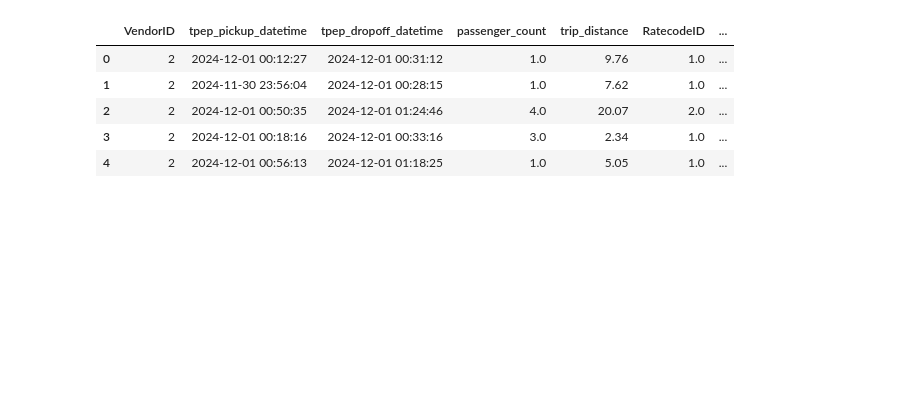
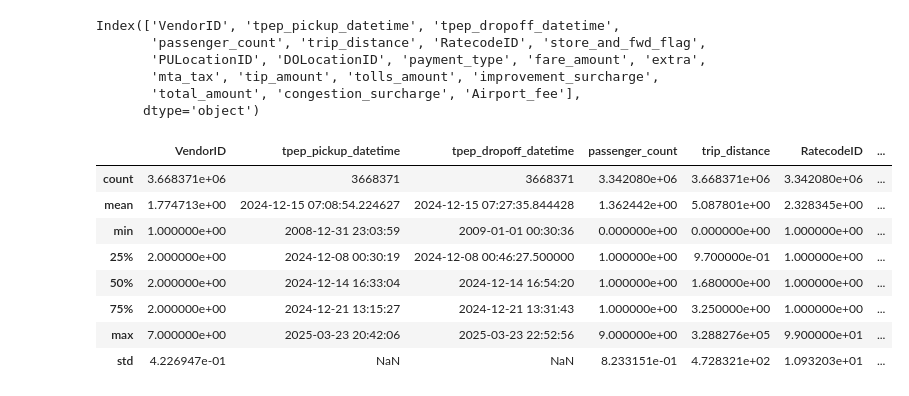
Before and after one commit to woutervdl/me44312, a Jupyter notebook: data_preparation.ipynb, the cells around one changed output. Drawn from its saved outputs; the diff is of its cells as text; code cells hidden in the pictures; blank space fills up the shorter version.

Commit message:
data prep

```diff
--- a/data_preparation.ipynb
+++ b/data_preparation.ipynb
@@ -3,4 +8,6 @@ import pandas as pd
 # %%
-data = pd.read_parquet('data/yellow_tripdata_2024-12.parquet')
-#data.to_csv('data/data.csv', index=False)
-data.to_csv()
+# Loading the data, converting it to csv and quickly inspecting it
+raw_data = pd.read_parquet('data/yellow_tripdata_2024-12.parquet')
+#raw_data.to_csv('data/raw_data.csv', index=False)
+raw_data.to_csv()
+raw_data.head()
@@ -7,9 +21,19 @@ data.to_csv()
-# %%
-data.head()
-# %% [output]
-|  | VendorID | tpep_pickup_datetime | tpep_dropoff_datetime | passenger_count | trip_distance | RatecodeID | ... |
-| 0 | 2 | 2024-12-01 00:12:27 | 2024-12-01 00:31:12 | 1.0 | 9.76 | 1.0 | ... |
-| 1 | 2 | 2024-11-30 23:56:04 | 2024-12-01 00:28:15 | 1.0 | 7.62 | 1.0 | ... |
-| 2 | 2 | 2024-12-01 00:50:35 | 2024-12-01 01:24:46 | 4.0 | 20.07 | 2.0 | ... |
-| 3 | 2 | 2024-12-01 00:18:16 | 2024-12-01 00:33:16 | 3.0 | 2.34 | 1.0 | ... |
-| 4 | 2 | 2024-12-01 00:56:13 | 2024-12-01 01:18:25 | 1.0 | 5.05 | 1.0 | ... |
+# %%
+print(raw_data.columns)
+raw_data.describe()
+# %% [output]
+Index(['VendorID', 'tpep_pickup_datetime', 'tpep_dropoff_datetime',
+       'passenger_count', 'trip_distance', 'RatecodeID', 'store_and_fwd_flag',
+       'PULocationID', 'DOLocationID', 'payment_type', 'fare_amount', 'extra',
+       'mta_tax', 'tip_amount', 'tolls_amount', 'improvement_surcharge',
+       'total_amount', 'congestion_surcharge', 'Airport_fee'],
+      dtype='object')
+|  | VendorID | tpep_pickup_datetime | tpep_dropoff_datetime | passenger_count | trip_distance | RatecodeID | ... |
+| count | 3.668371e+06 | 3668371 | 3668371 | 3.342080e+06 | 3.668371e+06 | 3.342080e+06 | ... |
+| mean | 1.774713e+00 | 2024-12-15 07:08:54.224627 | 2024-12-15 07:27:35.844428 | 1.362442e+00 | 5.087801e+00 | 2.328345e+00 | ... |
+| min | 1.000000e+00 | 2008-12-31 23:03:59 | 2009-01-01 00:30:36 | 0.000000e+00 | 0.000000e+00 | 1.000000e+00 | ... |
+| 25% | 2.000000e+00 | 2024-12-08 00:30:19 | 2024-12-08 00:46:27.500000 | 1.000000e+00 | 9.700000e-01 | 1.000000e+00 | ... |
+| 50% | 2.000000e+00 | 2024-12-14 16:33:04 | 2024-12-14 16:54:20 | 1.000000e+00 | 1.680000e+00 | 1.000000e+00 | ... |
+| 75% | 2.000000e+00 | 2024-12-21 13:15:27 | 2024-12-21 13:31:43 | 1.000000e+00 | 3.250000e+00 | 1.000000e+00 | ... |
+| max | 7.000000e+00 | 2025-03-23 20:42:06 | 2025-03-23 22:52:56 | 9.000000e+00 | 3.288276e+05 | 9.900000e+01 | ... |
+| std | 4.226947e-01 | NaN | NaN | 8.233151e-01 | 4.728321e+02 | 1.093203e+01 | ... |
```
Also changed, not shown: parts of 28 cells of this notebook, 3 other files.
